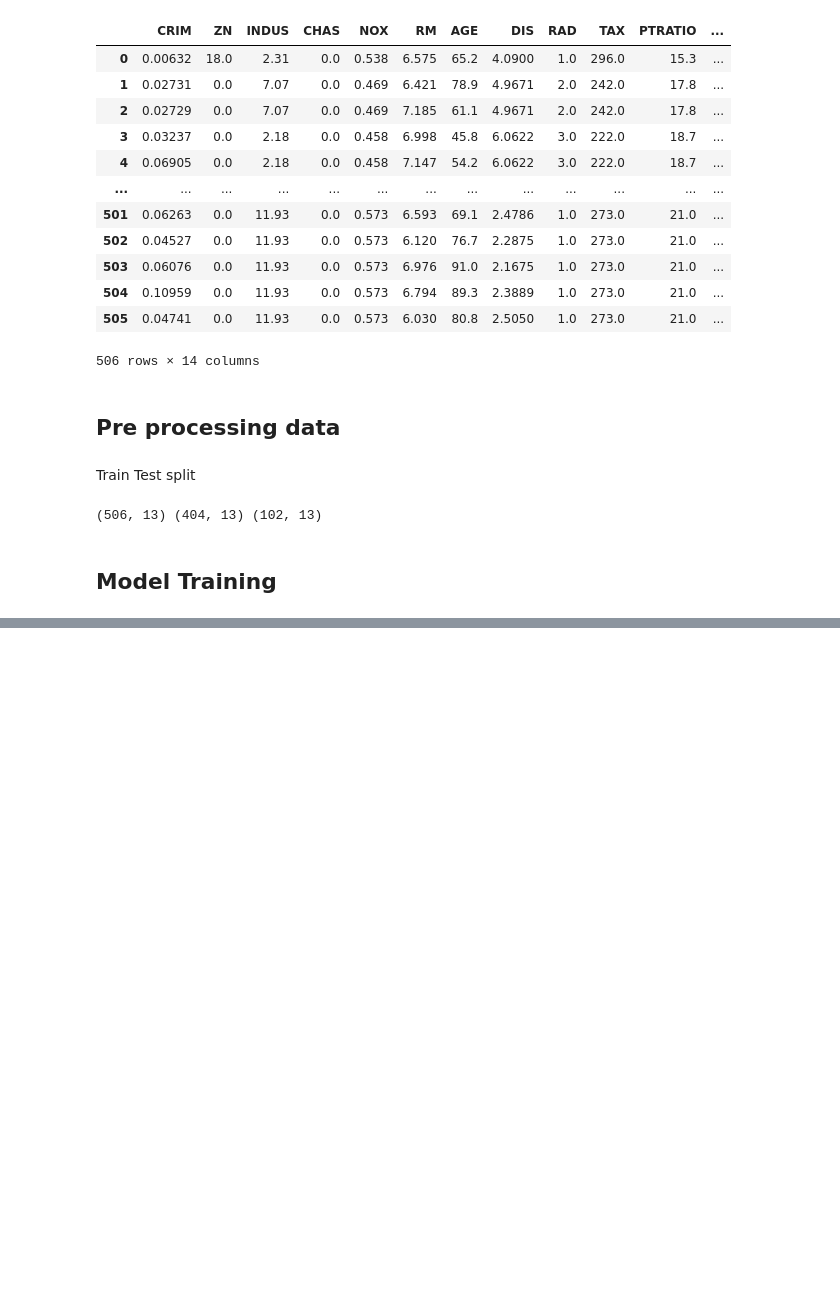
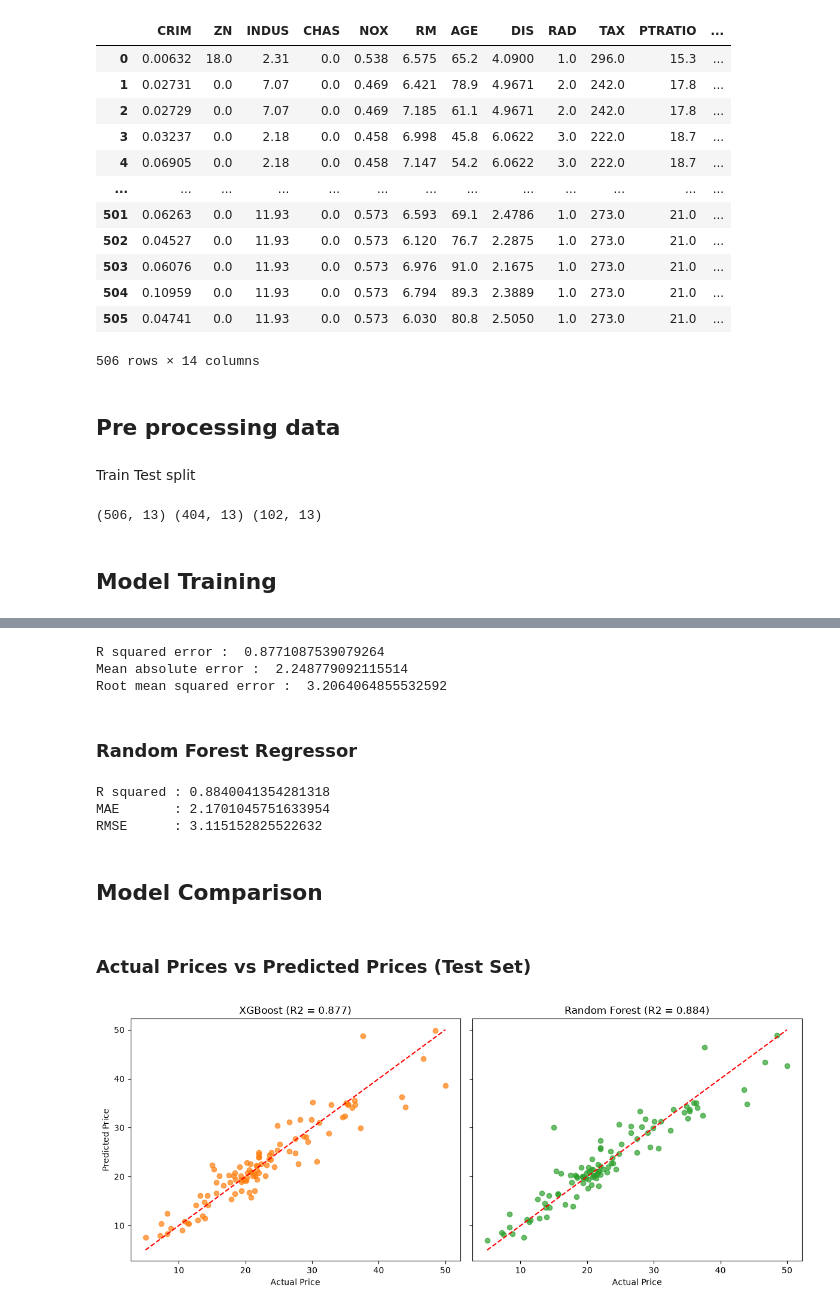
Before and after one commit to Hirukadeven07/House-Price-Prediction, a Jupyter notebook: notebooks/modeling.ipynb, the cells around one changed output, grey strips where cells are left out. Drawn from its saved outputs; the diff is of its cells as text; code cells hidden in the pictures; blank space fills up the shorter version.

Commit message:
updated modeling notebook

```diff
--- a/notebooks/modeling.ipynb
+++ b/notebooks/modeling.ipynb
@@ -42,0 +48,5 @@ print(X.shape, X_train.shape, X_test.shape)
+# %%
+xgbmodel = XGBRegressor()
+# %%
+# training the model using X_train
+xgbmodel.fit(X_train, Y_train)
@@ -42,0 +103,52 @@ print(X.shape, X_train.shape, X_test.shape)
+# %%
+# accuracy on test data
+testData_pred = xgbmodel.predict(X_test)
+# %%
+# Compare X_test pred value vs Y_test
+# R squared error
+score_rt = metrics.r2_score(Y_test, testData_pred)
+
+# Mean absolute error
+score_maet = metrics.mean_absolute_error(Y_test, testData_pred)
+
+# Root mean squared error
+rmse = np.sqrt(metrics.mean_squared_error(Y_test, testData_pred))
+
+print("R squared error : ", score_rt)
+print("Mean absolute error : ", score_maet)
+print("Root mean squared error : ", rmse)
+# %% [output]
+R squared error :  0.8771087539079264
+Mean absolute error :  2.248779092115514
+Root mean squared error :  3.2064064855532592
+# %% [markdown]
+### Random Forest Regressor
+# %%
+rfmodel = RandomForestRegressor(n_estimators=300, random_state=2, n_jobs=-1)
+rfmodel.fit(X_train, Y_train)
+
+rf_pred = rfmodel.predict(X_test)
+print("R squared :", metrics.r2_score(Y_test, rf_pred))
+print("MAE       :", metrics.mean_absolute_error(Y_test, rf_pred))
+print("RMSE      :", np.sqrt(metrics.mean_squared_error(Y_test, rf_pred)))
+# %% [output]
+R squared : 0.8840041354281318
+MAE       : 2.1701045751633954
+RMSE      : 3.115152825522632
+# %% [markdown]
+## Model Comparison
+# %% [markdown]
+### Actual Prices vs Predicted Prices (Test Set)
+# %%
+fig, axes = plt.subplots(1, 2, figsize=(12, 5), sharex=True, sharey=True)
+lims = [Y_test.min(), Y_test.max()]
+for ax, (name, pred, color) in zip(axes, [("XGBoost", testData_pred, "tab:orange"), ("Random Forest", rf_pred, "tab:green")]):
+    ax.scatter(Y_test, pred, color=color, alpha=0.7)
+    ax.plot(lims, lims, "r--")
+    ax.set_title(f"{name} (R2 = {metrics.r2_score(Y_test, pred):.3f})")
+    ax.set_xlabel("Actual Price")
+axes[0].set_ylabel("Predicted Price")
+plt.tight_layout()
+plt.show()
+# %% [output]
+[figure, added]
```
Also changed, not shown: parts of 15 cells of this notebook.
